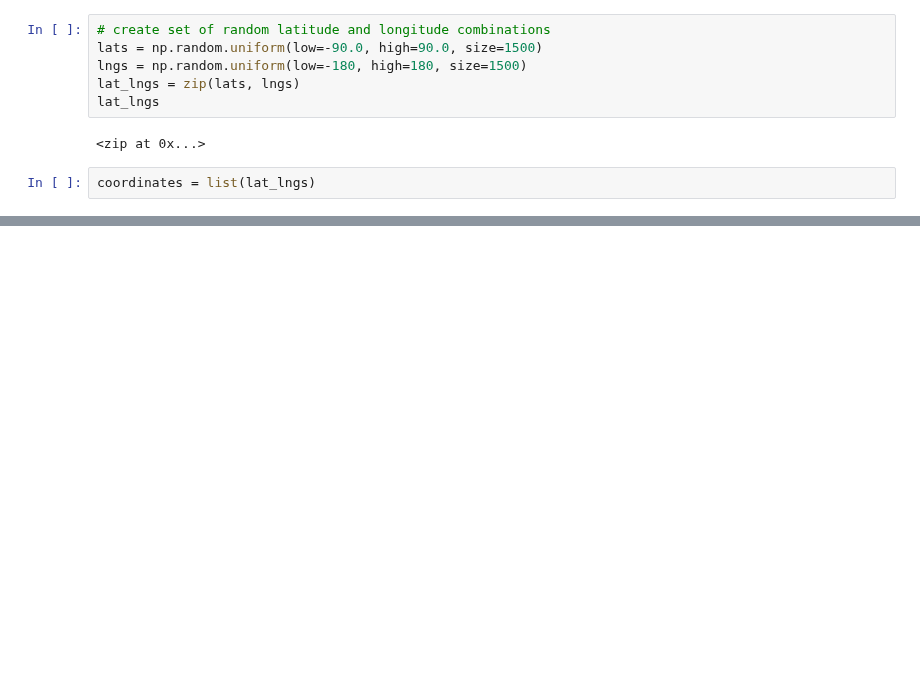
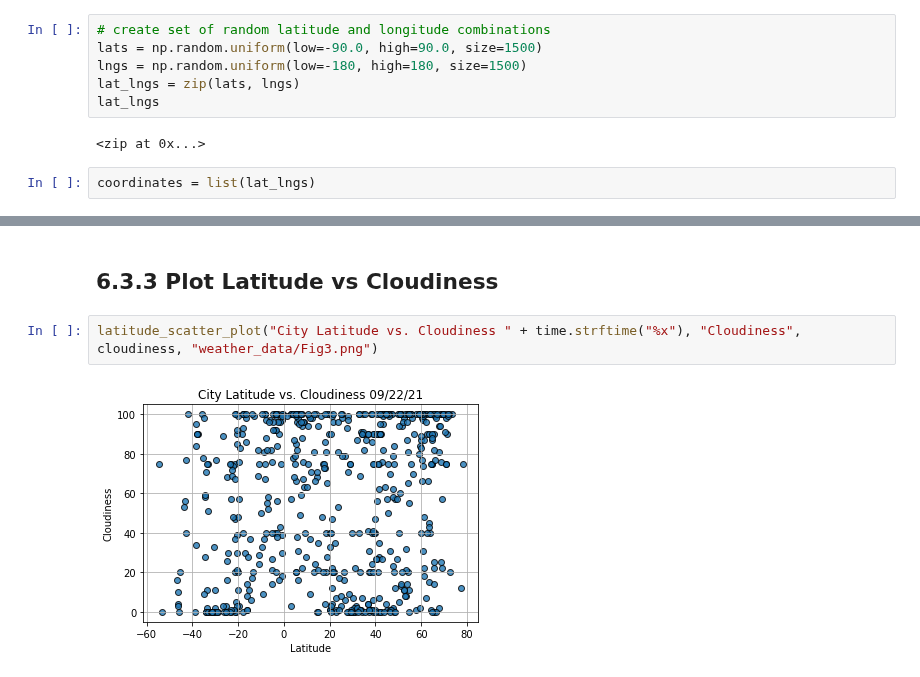
Before and after one commit to mwalbers1/Data-Analytics-Bootcamp, a Jupyter notebook: world-weather-analysis/WeatherPy.ipynb, the cells around one changed output, grey strips where cells are left out. Cells and saved outputs as stored; diff of their text form; blank space fills up the shorter version.

```diff
--- a/world-weather-analysis/WeatherPy.ipynb
+++ b/world-weather-analysis/WeatherPy.ipynb
@@ -35,0 +254,6 @@ len(cities)
+# %% [markdown]
+## 6.3.3 Plot Latitude vs Cloudiness
+# %%
+latitude_scatter_plot("City Latitude vs. Cloudiness " + time.strftime("%x"), "Cloudiness", cloudiness, "weather_data/Fig3.png")
+# %% [output]
+[figure, added]
```
Also changed, not shown: parts of 22 cells of this notebook, 8 other files.
